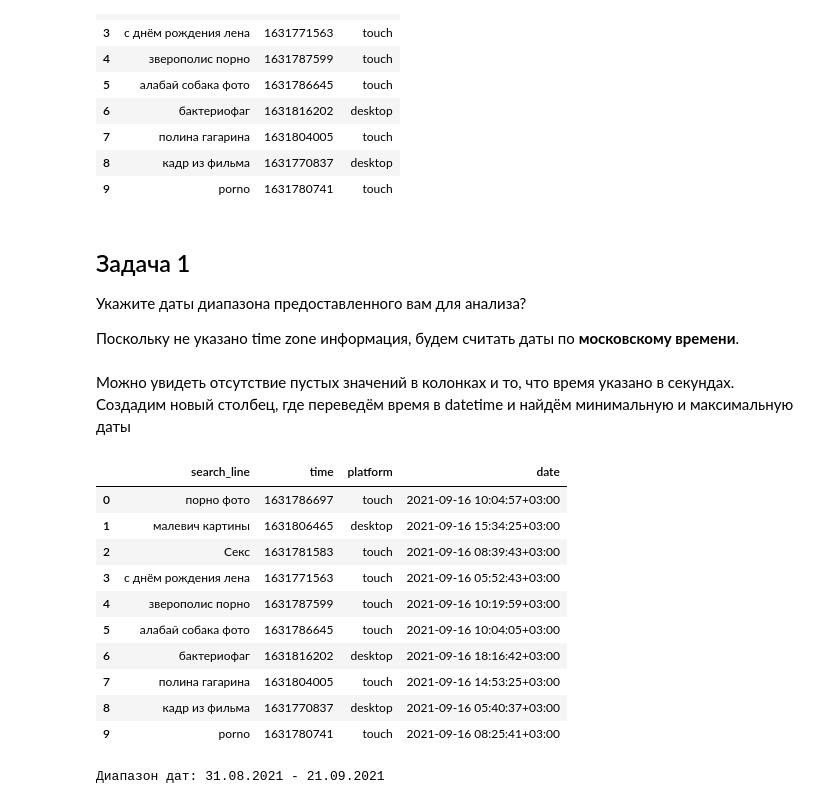
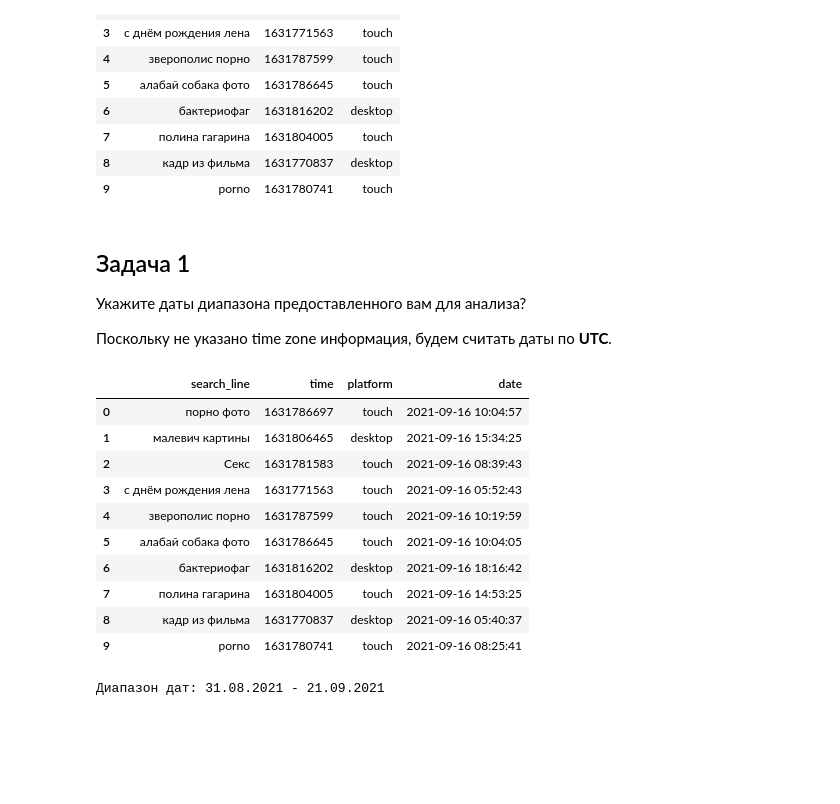
Before and after one commit to DelicaLib/croud-test-task, a Jupyter notebook: tsv_analyze.ipynb, the cells around one changed output. Cells and saved outputs as stored; diff of their text form; code cells hidden in the pictures; blank space fills up the shorter version.

```diff
--- a/tsv_analyze.ipynb
+++ b/tsv_analyze.ipynb
@@ -42,24 +42,22 @@ df.head(10)
 
 Укажите даты диапазона предоставленного вам для анализа?
 
-Поскольку не указано time zone информация, будем считать даты по **московскому времени**.
+Поскольку не указано time zone информация, будем считать даты по **UTC**.
-# %% [markdown]
-Можно увидеть отсутствие пустых значений в колонках и то, что время указано в секундах. Создадим новый столбец, где переведём время в datetime и найдём минимальную и максимальную даты
 # %%
-df["date"] = pd.to_datetime(df['time'], unit='s').dt.tz_localize("Europe/Moscow")
+df["date"] = pd.to_datetime(df['time'], unit='s')
 df.head(10)
 # %% [output]
 |  | search_line | time | platform | date |
-| 0 | порно фото | 1631786697 | touch | 2021-09-16 10:04:57+03:00 |
-| 1 | малевич картины | 1631806465 | desktop | 2021-09-16 15:34:25+03:00 |
-| 2 | Секс | 1631781583 | touch | 2021-09-16 08:39:43+03:00 |
-| 3 | с днём рождения лена | 1631771563 | touch | 2021-09-16 05:52:43+03:00 |
-| 4 | зверополис порно | 1631787599 | touch | 2021-09-16 10:19:59+03:00 |
-| 5 | алабай собака фото | 1631786645 | touch | 2021-09-16 10:04:05+03:00 |
-| 6 | бактериофаг | 1631816202 | desktop | 2021-09-16 18:16:42+03:00 |
-| 7 | полина гагарина | 1631804005 | touch | 2021-09-16 14:53:25+03:00 |
-| 8 | кадр из фильма | 1631770837 | desktop | 2021-09-16 05:40:37+03:00 |
-| 9 | porno | 1631780741 | touch | 2021-09-16 08:25:41+03:00 |
+| 0 | порно фото | 1631786697 | touch | 2021-09-16 10:04:57 |
+| 1 | малевич картины | 1631806465 | desktop | 2021-09-16 15:34:25 |
+| 2 | Секс | 1631781583 | touch | 2021-09-16 08:39:43 |
+| 3 | с днём рождения лена | 1631771563 | touch | 2021-09-16 05:52:43 |
+| 4 | зверополис порно | 1631787599 | touch | 2021-09-16 10:19:59 |
+| 5 | алабай собака фото | 1631786645 | touch | 2021-09-16 10:04:05 |
+| 6 | бактериофаг | 1631816202 | desktop | 2021-09-16 18:16:42 |
+| 7 | полина гагарина | 1631804005 | touch | 2021-09-16 14:53:25 |
+| 8 | кадр из фильма | 1631770837 | desktop | 2021-09-16 05:40:37 |
+| 9 | porno | 1631780741 | touch | 2021-09-16 08:25:41 |
 # %%
 date_range = df.loc[[df['time'].idxmin(), df['time'].idxmax()]]['date']
 date_range.index = ['start', 'end']
```
Also changed, not shown: parts of 1 cell of this notebook.
